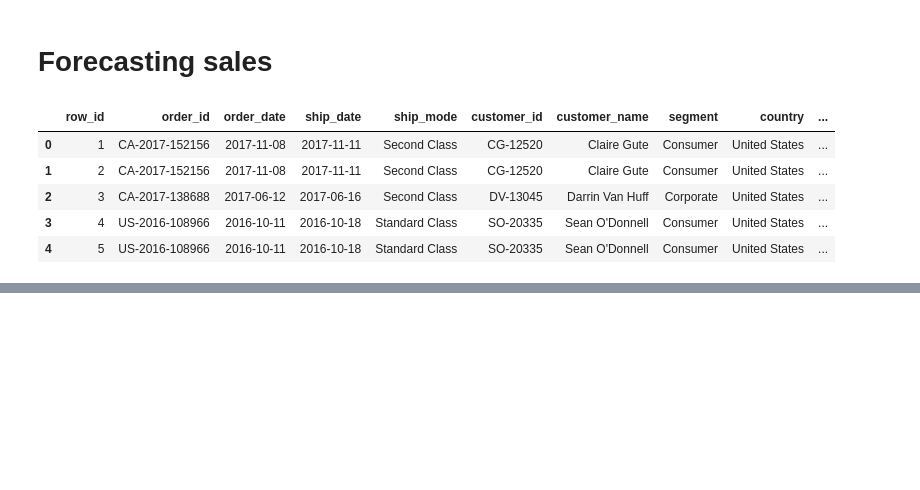
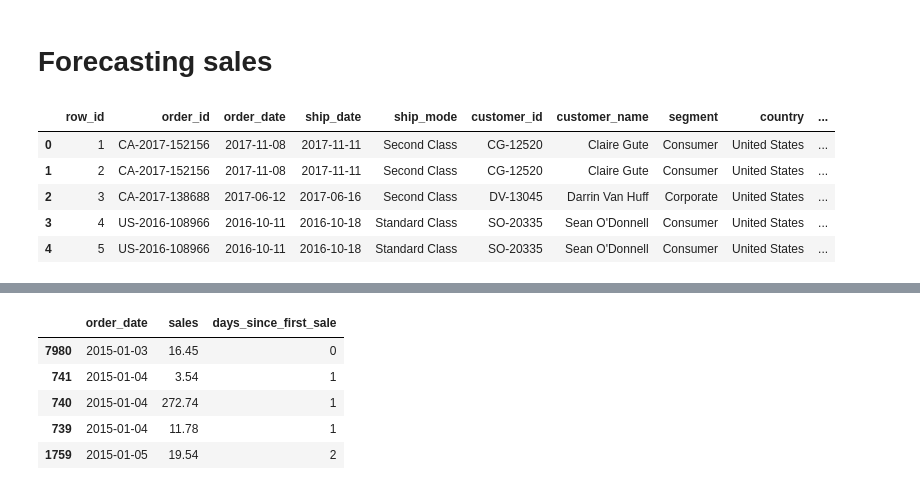
Before and after one commit to dlhaar/superstore, a Jupyter notebook: forecasting_sales.ipynb, the cells around one changed output, grey strips where cells are left out. Drawn from its saved outputs; the diff is of its cells as text; code cells hidden in the pictures; blank space fills up the shorter version.

```diff
--- a/forecasting_sales.ipynb
+++ b/forecasting_sales.ipynb
@@ -45,2 +46,8 @@ fig.show()
 # %%
-#
+#linear regression
+
+#find diff from first order date to other orders
+
+sales = df.copy()
+sales = sales[['order_date', 'sales']]
+sales.head()
@@ -46,0 +61,3 @@ fig.show()
+# %%
+sales_min_date = sales.order_date.min
+sales_min_date
@@ -46,0 +66,11 @@ fig.show()
+# %%
+sales['days_since_first_sale']=(sales['order_date']-sales_min_date).dt.days
+# %%
+sales.sort_values(by='order_date').head()
+# %% [output]
+|  | order_date | sales | days_since_first_sale |
+| 7980 | 2015-01-03 | 16.45 | 0 |
+| 741 | 2015-01-04 | 3.54 | 1 |
+| 740 | 2015-01-04 | 272.74 | 1 |
+| 739 | 2015-01-04 | 11.78 | 1 |
+| 1759 | 2015-01-05 | 19.54 | 2 |
```
Also changed, not shown: parts of 6 cells of this notebook, 1 other file.
